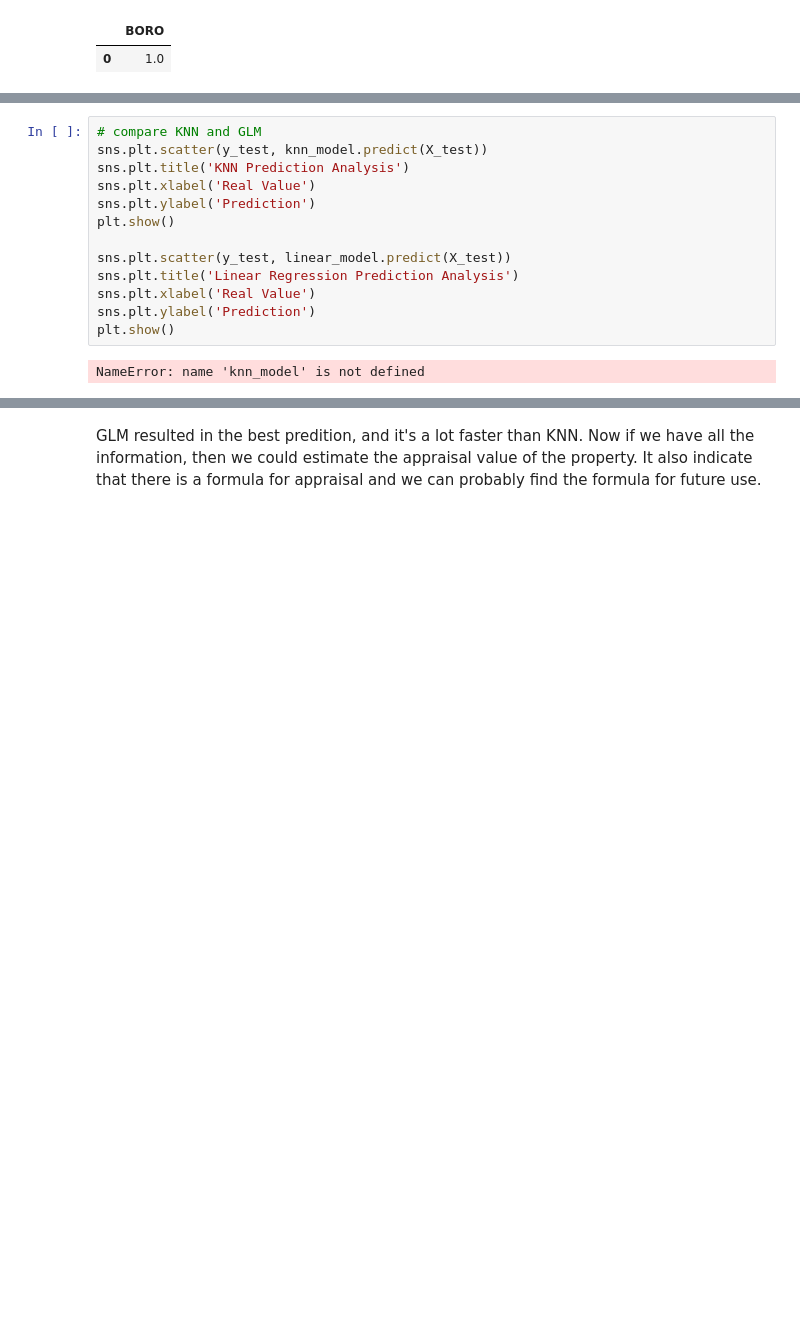
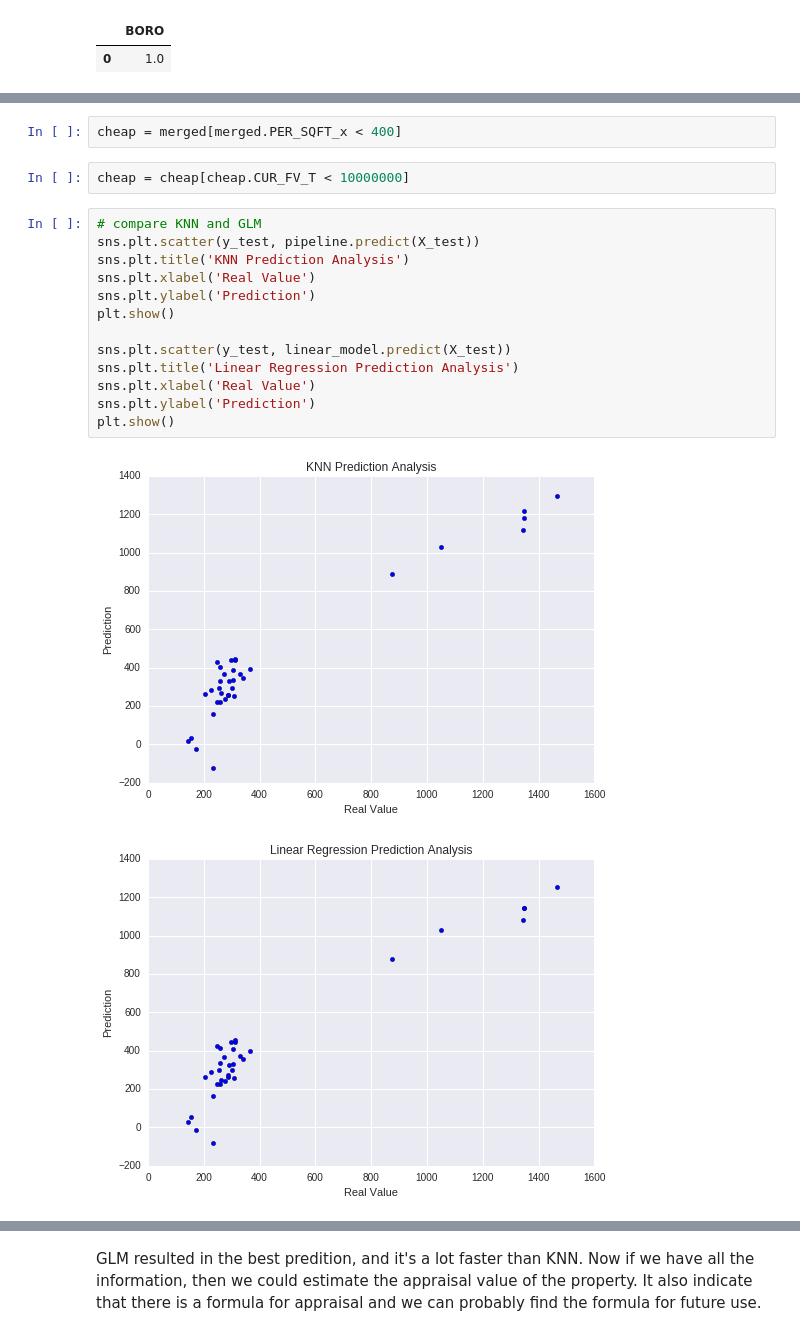
Before and after one commit to yangliu2/DataIncubator, a Jupyter notebook: Finding_home.ipynb, the cells around one changed output, grey strips where cells are left out. Saved outputs shown, nothing was run; the diff lists cells and outputs as text; blank space fills up the shorter version.

```diff
--- a/Finding_home.ipynb
+++ b/Finding_home.ipynb
@@ -614,15 +670,20 @@ print linear_model.score(X_test, y_test)
+# %%
+cheap = merged[merged.PER_SQFT_x < 400]
+# %%
+cheap = cheap[cheap.CUR_FV_T < 10000000]
 # %%
 # compare KNN and GLM
-sns.plt.scatter(y_test, knn_model.predict(X_test))
+sns.plt.scatter(y_test, pipeline.predict(X_test))
 sns.plt.title('KNN Prediction Analysis')
 sns.plt.xlabel('Real Value')
 sns.plt.ylabel('Prediction')
 plt.show()
 
 sns.plt.scatter(y_test, linear_model.predict(X_test))
 sns.plt.title('Linear Regression Prediction Analysis')
 sns.plt.xlabel('Real Value')
 sns.plt.ylabel('Prediction')
 plt.show()
 # %% [output]
-NameError: name 'knn_model' is not defined
+[figure, added]
+[figure, added]
```
Also changed, not shown: parts of 33 cells of this notebook, 23 other files.
